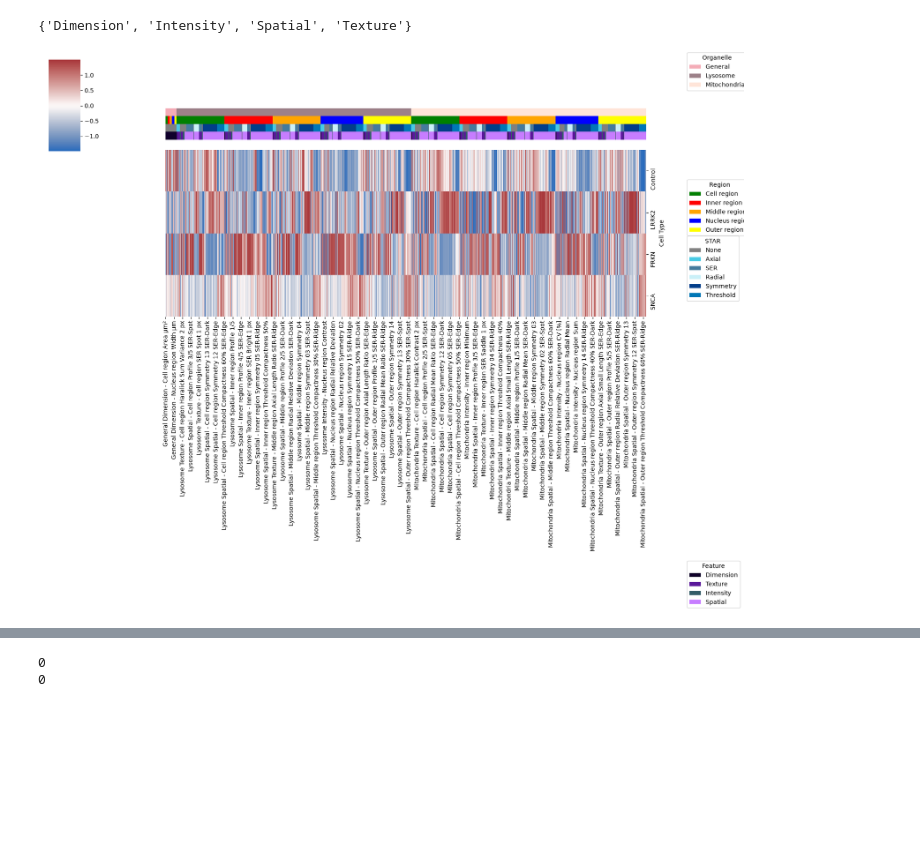
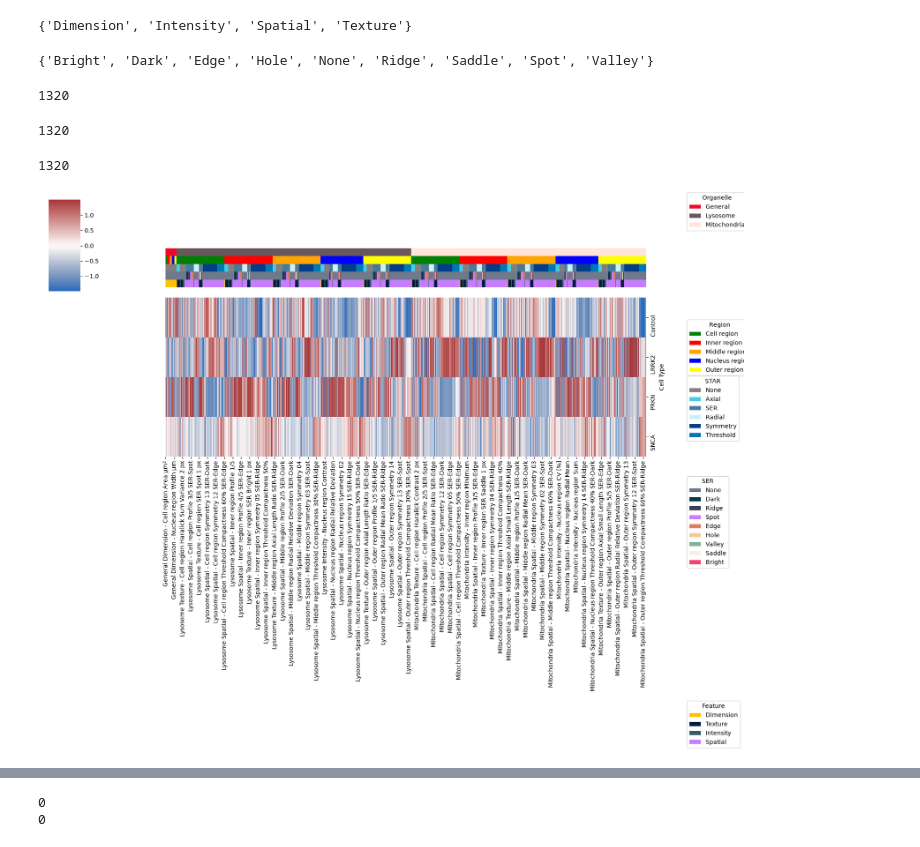
Before and after one commit to Rushik-Rsenal/NeuRA, a Jupyter notebook: 09_ANOVA_pie_charts.ipynb, the cells around one changed output, grey strips where cells are left out. Saved outputs shown, nothing was run; the diff lists cells and outputs as text; code cells hidden in the pictures; blank space fills up the shorter version.

Commit message:
feat: ANOVA tested signficant columns were turned into pie charts.

```diff
--- a/09_ANOVA_pie_charts.ipynb
+++ b/09_ANOVA_pie_charts.ipynb
@@ -209,6 +230,22 @@ set(star_types)
 set(feature_types)
 # %% [output]
 {'Dimension', 'Intensity', 'Spatial', 'Texture'}
+# %%
+set(ser_types)
+# %% [output]
+{'Bright', 'Dark', 'Edge', 'Hole', 'None', 'Ridge', 'Saddle', 'Spot', 'Valley'}
+# %%
+len(ser_types)
+# %% [output]
+1320
+# %%
+len(feature_types)
+# %% [output]
+1320
+# %%
+len(star_types)
+# %% [output]
+1320
 # %%
 # Initialise an organelles array
 organelle_colors = [
@@ -222,11 +259,11 @@ lut_organelle = {
 for organelle in organelles:
     color = 'Grey'
     if organelle == 'General':
-        color = '#f4acb7'
+        color = "#ef072a"
     elif organelle == 'Mitochondria':
         color = '#ffe5d9'
     else:
-        color = '#9d8189'
+        color = "#6A575C"
 
     lut_organelle[organelle] = color
     organelle_colors.append(color)
@@ -298,15 +335,50 @@ for feature in feature_types:
     if feature == 'Intensity':
         feature_color = '#335c67'
     elif feature == 'Dimension':
-        feature_color = '#10002b'
+        feature_color = '#ffc300'
     elif feature == 'Spatial':
         feature_color = '#c77dff'
     else:
-        feature_color = '#5a189a'
+        feature_color = '#001d3d'
 
     lut_feature[feature] = feature_color
 
     feature_colours.append(feature_color)
+
+
+# SER colours
+ser_colours = [
+
+]
+
+lut_ser = {
+
+}
+
+for ser in ser_types:
+    if ser == 'Saddle':
+        ser_color = '#f4f1de'
+    elif ser == 'Edge':
+        ser_color = '#e07a5f'
+    elif ser == 'Ridge':
+        ser_color = '#3d405b'
+    elif ser == 'Valley':
+            ser_color = '#81b29a'
+    elif ser == 'Hole':
+            ser_color = '#f2cc8f'
+    elif ser == 'Spot':
+        ser_color = '#c77dff'
+    elif ser == 'Dark':
+        ser_color = '#073b4c'
+    elif ser == 'Bright':
+        ser_color = '#ef476f'
+    else:
+        ser_color = '#70798c'
+
+    lut_ser[ser] = ser_color
+
+    ser_colours.append(ser_color)
+
 
 
 # Figure this legend part out later
@@ -314,6 +386,7 @@ handles = [Patch(facecolor=lut[name]) for name in lut]
 handles_2 = [Patch(facecolor=lut_star[name]) for name in lut_star]
 handles_3 = [Patch(facecolor=lut_feature[name]) for name in lut_feature]
 handles_4 = [Patch(facecolor=lut_organelle[name]) for name in lut_organelle]
+handles_5 = [Patch(facecolor=lut_ser[name]) for name in lut_ser]
 
 g = sns.clustermap(
     heatmap_data,
@@ -322,36 +395,42 @@ g = sns.clustermap(
     row_cluster=False,
     col_cluster=False,
     z_score=1,
-    col_colors=[organelle_colors, region_colors, star_colors, feature_colours]
+    col_colors=[organelle_colors, region_colors, star_colors, ser_colours, feature_colours]
 )
 
 pos = g.ax_heatmap.get_position()
 
 # 3. Define how much gap we want to add
 gap = 0.02
 
 g.ax_heatmap.set_position([pos.x0, pos.y0, pos.width, pos.height - gap])
 
 ax= plt.gca()
 # 1. First Legend (Organelle) - Top Left of anchor
 leg1 = plt.legend(handles_4, lut_organelle, title='Organelle',
                   bbox_to_anchor=(1.02, 1.0), bbox_transform=plt.gcf().transFigure, loc='upper left')
 ax.add_artist(leg1) # Pin it so it doesn't get overwritten
 
 # 2. Second Legend (Region) - Shifted down vertically (e.g., to y=0.75)
 leg2 = plt.legend(handles, lut, title='Region',
                   bbox_to_anchor=(1.02, 0.75), bbox_transform=plt.gcf().transFigure, loc='upper left')
 ax.add_artist(leg2)
 
 # 3. Third Legend (Feature) - Shifted further down (e.g., to y=0.50)
 leg3 = plt.legend(handles_2, lut_star, title='STAR',
                   bbox_to_anchor=(1.02, 0.50), bbox_transform=plt.gcf().transFigure, loc='lower left')
 ax.add_artist(leg3)
+
+# SER
+leg5 = plt.legend(handles_5, lut_ser, title='SER',
+                  bbox_to_anchor=(1.02, 0.25), bbox_transform=plt.gcf().transFigure, loc='lower left')
+ax.add_artist(leg5)
+
 # 4. Fourth Legend (STAR) - Placed at the bottom right corner
 leg4 = plt.legend(handles_3, lut_feature, title='Feature',
                   bbox_to_anchor=(1.02, 0.0), bbox_transform=plt.gcf().transFigure, loc='upper left')
 # %% [output]
-[figure, old version]
+[figure, new version]
 # %%
 heatmap_data[heatmap_data.columns[heatmap_data.std() == 0]]
 # %% [output]
```
Also changed, not shown: parts of 22 cells of this notebook, 1 other file.
